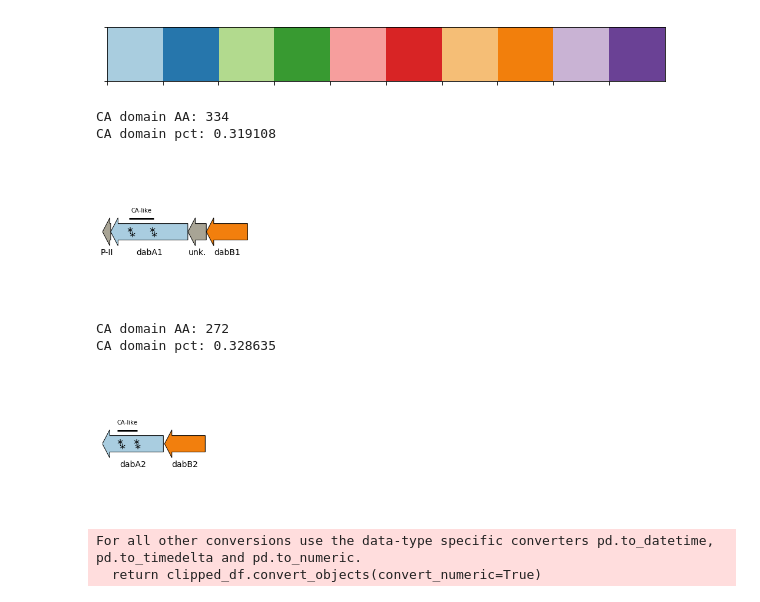
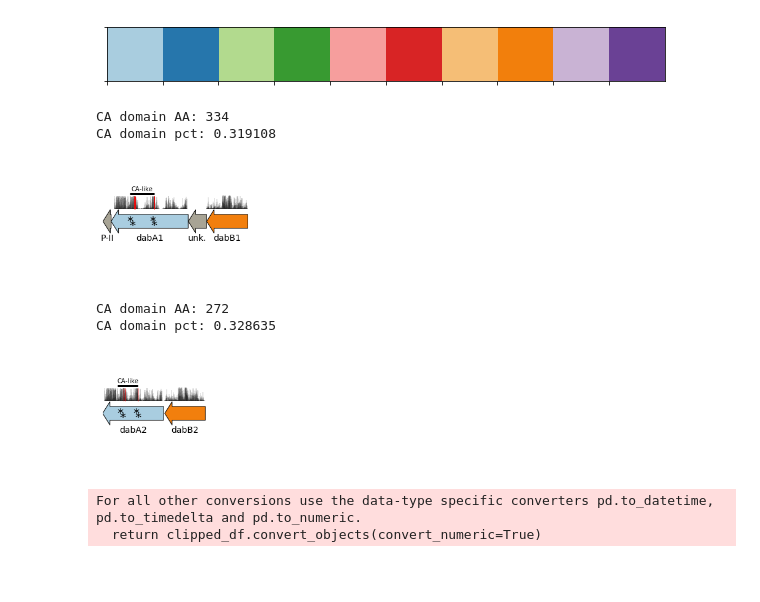
Before and after one commit to jackdesmarais/DabTransporterPaper, a Jupyter notebook: scripts/figure 3 CAFree complementation by DAB.ipynb, the cells around one changed output. Saved outputs shown, nothing was run; the diff lists cells and outputs as text; code cells hidden in the pictures; blank space fills up the shorter version.

Commit message:
adding percent IDs to gene diagrams and fixing bug so they reflect the correct pctIDs

```diff
--- a/scripts/figure 3 CAFree complementation by DAB.ipynb
+++ b/scripts/figure 3 CAFree complementation by DAB.ipynb
@@ -97,6 +97,16 @@ essentiality_colors = {
     'nonessential': qual_palette[3],
     'ambiguous': qual_palette[7],
     'hcr': qual_palette[8]}
+
+dabA_df = pd.read_csv("../data/msa/PF10070_ncbi.txt.csv")
+dabA_df['AAnum dab2'] = [((x-1)*len_per_bp*3) for x in dabA_df['AAnum dab2']]
+dabA_df['AAnum dab1'] = [((x-1)*len_per_bp*3) for x in dabA_df['AAnum dab1']]
+dabB_df = pd.read_csv("../data/msa/dabB_microbesOnline.clustal.csv")
+dabB_df['AAnum dab2'] = [((x-1)*len_per_bp*3) for x in dabB_df['AAnum dab2']]
+dabB_df['AAnum dab1'] = [((x-1)*len_per_bp*3) for x in dabB_df['AAnum dab1']]
+
+lw=0.2
+lwAs = lw*5
 # %%
 # Dab1 operon
 fig,ax = plt.subplots(figsize=(15, 3.5), frameon=False)
@@ -159,40 +169,56 @@ for gene_idx in genes_in_region.index:
         ax.add_artist(genePic)
         plt.text(start-length/2, y-0.07, gene_name, ha='center', fontsize=14)
     if gene_name == 'dabA1':
-        plt.hlines(y+0.04,start-homology_distance[0],start-homology_distance[1],lw=3)
+        dabA1 = dabA_df[dabA_df['AAnum dab1']>=0]
+        plt.vlines(start-dabA1['AAnum dab1'],[y+0.045]*len(dabA1),y+0.045+0.05*dabA1['dab1 pctID'],lw=lw)
+        activeSite=dabA1[dabA1.active_siteD1>0]
+        plt.vlines(start-activeSite['AAnum dab1'],[y+0.045]*len(activeSite),
+                   y+0.045+0.05*activeSite['active_siteD1'],color='r',lw=lwAs)
+        plt.hlines(y+0.1,start-homology_distance[0],start-homology_distance[1],lw=3)
         mean = (homology_distance[1]+homology_distance[0])/2
         print('CA domain pct: %f'%((homology_bp[0]-homology_bp[1])/gene_length))
-        plt.text(start-mean, y+0.06, 'CA-like', ha='center', fontsize=10)
+        plt.text(start-mean, y+0.11, 'CA-like', ha='center', fontsize=10)
         for i,site in enumerate(homology_tasser):
             plt.text(start-site-(i*0.005), y-((i+1)%2)*0.015, '*',va='center', ha='center', fontsize=20)
+    if gene_name == 'dabB1':
+        dabB1 = dabB_df[dabB_df['AAnum dab1']>=0]
+        plt.vlines(start-dabB1['AAnum dab1'],[y+0.045]*len(dabB1),y+0.045+0.05*dabB1['dab1 pctID'],lw=lw)
+
+#     if gene_name == 'dabA1':
+#         plt.hlines(y+0.04,start-homology_distance[0],start-homology_distance[1],lw=3)
+#         mean = (homology_distance[1]+homology_distance[0])/2
+#         print('CA domain pct: %f'%((homology_bp[0]-homology_bp[1])/gene_length))
+#         plt.text(start-mean, y+0.06, 'CA-like', ha='center', fontsize=10)
+#         for i, site in enumerate(homology_tasser):
+#             plt.text(start-site-(i*0.005), y-((i+1)%2)*0.015, '*',va='center', ha='center', fontsize=20)
 
 # poses = (insert_in_region.pos - region_start) * len_per_bp
 # n_positions = len(poses)
 
 # bottoms = [y+height+headwidth/2 + 0.045]*n_positions
 # tops = bottoms + (height*insert_in_region.n_total)
 # plt.vlines(poses, bottoms, tops, colors='k')
 
 # bottoms = np.array([y+height+headwidth/2+0.01]*n_positions)
 # tops = bottoms + 0.03
 # plt.vlines(poses, tops, bottoms, colors=insert_color, linewidth=0.75)
 
 # print(dict(zip(genes_in_region.locusId, genes_in_region.desc)))
 ax.xaxis.set_visible(False)
 ax.yaxis.set_visible(False)
 ax.spines['right'].set_visible(False)
 ax.spines['top'].set_visible(False)
 ax.spines['left'].set_visible(False)
 ax.spines['bottom'].set_visible(False)
 plt.xlim(0,length_longest_axis)
 plt.tight_layout()
 
 plt.savefig('fig3/fig3A_sub2.eps', format='eps', bbox_inches='tight')
 plt.show()
 # %% [output]
 CA domain AA: 334
 CA domain pct: 0.319108
-[figure, old version]
+[figure, new version]
 # %%
 # Dab2 operon
 fig,ax = plt.subplots(figsize=(15, 3.5), frameon=False)
@@ -258,12 +284,28 @@ for gene_idx in genes_in_region.index:
         ax.add_artist(genePic)
         plt.text(start-length/2, y-0.07, gene_name, ha='center', fontsize=14)
     if gene_name == 'dabA2':
-        plt.hlines(y+0.04,start-homology_distance[0],start-homology_distance[1],lw=3)
+        dabA2 = dabA_df[dabA_df['AAnum dab2']>=0]
+        plt.vlines(start-dabA2['AAnum dab2'],[y+0.045]*len(dabA2),y+0.045+0.05*dabA2['dab2 pctID'],lw=lw)
+        activeSite=dabA2[dabA2.active_siteD2>0]
+        plt.vlines(start-activeSite['AAnum dab2'],[y+0.045]*len(activeSite),
+                   y+0.045+0.05*activeSite['active_siteD2'],color='r',lw=lwAs)
+        plt.hlines(y+0.1,start-homology_distance[0],start-homology_distance[1],lw=3)
         mean = (homology_distance[1]+homology_distance[0])/2
         print('CA domain pct: %f'%((homology_bp[0]-homology_bp[1])/gene_length))
-        plt.text(start-mean, y+0.06, 'CA-like', ha='center', fontsize=10)
-        for i, site in enumerate(homology_tasser):
+        plt.text(start-mean, y+0.11, 'CA-like', ha='center', fontsize=10)
+        for i,site in enumerate(homology_tasser):
             plt.text(start-site-(i*0.005), y-((i+1)%2)*0.015, '*',va='center', ha='center', fontsize=20)
+    if gene_name == 'dabB2':
+        dabB2 = dabB_df[dabB_df['AAnum dab2']>=0]
+        plt.vlines(start-dabB2['AAnum dab2'],[y+0.045]*len(dabB2),y+0.045+0.05*dabB2['dab2 pctID'],lw=lw)
+
+#     if gene_name == 'dabA2':
+#         plt.hlines(y+0.04,start-homology_distance[0],start-homology_distance[1],lw=3)
+#         mean = (homology_distance[1]+homology_distance[0])/2
+#         print('CA domain pct: %f'%((homology_bp[0]-homology_bp[1])/gene_length))
+#         plt.text(start-mean, y+0.06, 'CA-like', ha='center', fontsize=10)
+#         for i, site in enumerate(homology_tasser):
+#             plt.text(start-site-(i*0.005), y-((i+1)%2)*0.015, '*',va='center', ha='center', fontsize=20)
 
 # poses = (insert_in_region.pos - region_start) * len_per_bp
 # n_positions = len(poses)
@@ -291,7 +333,7 @@ plt.show()
 # %% [output]
 CA domain AA: 272
 CA domain pct: 0.328635
-[figure, old version]
+[figure, new version]
 # %%
 def prepAndNormalize(ps,timecourse,cutoffTime):
     blanked = timecourse.blank(n_skip=0,n_av=3)
```
Also changed, not shown: 5 other files.
